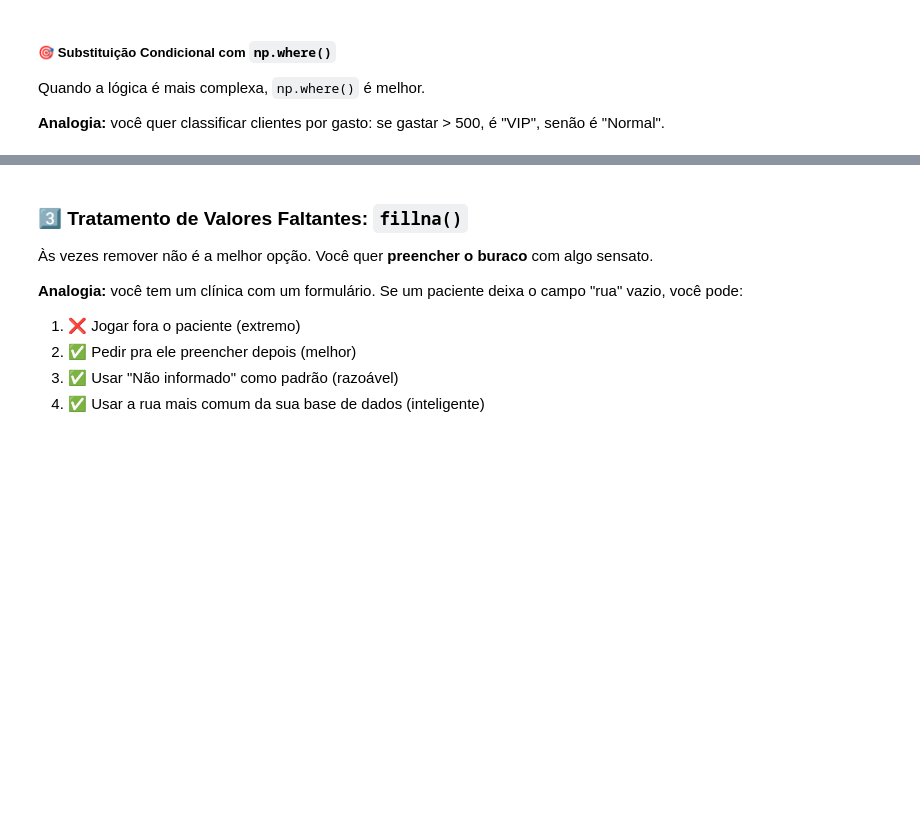
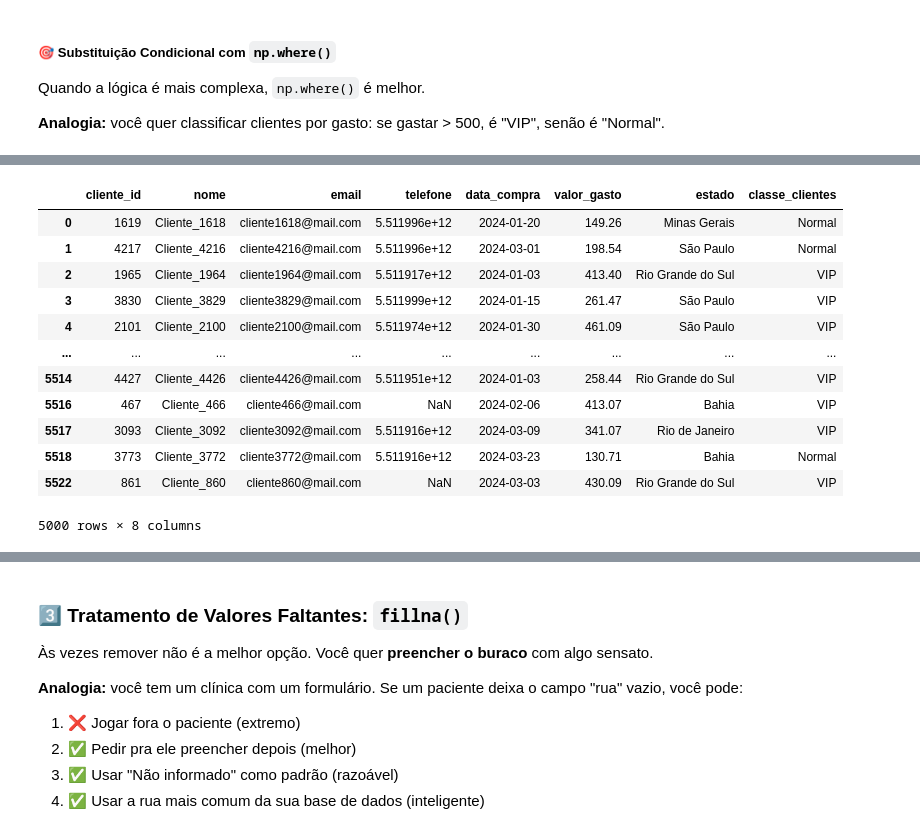
Before and after one commit to gilmarkammers/TecProgPyhton, a Jupyter notebook: 6_pandas_Limpeza e Transformação_Alunos.ipynb, the cells around one changed output, grey strips where cells are left out. Cells and saved outputs as stored; diff of their text form; code cells hidden in the pictures; blank space fills up the shorter version.

```diff
--- a/6_pandas_Limpeza e Transformação_Alunos.ipynb
+++ b/6_pandas_Limpeza e Transformação_Alunos.ipynb
@@ -372,2 +615,10 @@ clientes_final['estado'].unique()
 # %%
 # Substituir VÁRIOS valores de uma vez
+clientes_final['estado'] = clientes_final['estado'].replace({
+    'RJ': 'Rio de Janeiro',
+    'MG': 'Minas Gerais',
+    'RS': 'Rio Grande do Sul',
+    'BA' : 'Bahia'
+})
+
+clientes_final['estado'].unique()
@@ -374,2 +629,9 @@ clientes_final['estado'].unique()
 # %%
-# replace() com regex (procura por padrão)
+display(clientes_final)
+clientes_final['valor_gasto'] = clientes_final['valor_gasto'].replace('R$ ', '') # forma mais simples, porém mais arrisca de conseguir resolver de uma única vez
+
+#ou
+clientes_final['valor_gasto'] = clientes_final['valor_gasto'].replace(r'R\$\s*', '', regex=True)
+
+
+display(clientes_final)
@@ -383,0 +688,4 @@ clientes_final.info()
+# %%
+#alterando tipo de dados
+
+clientes_final['valor_gasto'] = clientes_final['valor_gasto'].astype(float)
@@ -383,0 +694,2 @@ clientes_final.info()
+# %%
+clientes_final['valor_gasto'] = pd.to_numeric(clientes_final['valor_gasto'], errors='coerce')
@@ -384,4 +713,24 @@ clientes_final.info()
 # %%
 # np.where(condição, valor_se_verdade, valor_se_falso)
+clientes_final['classe_clientes'] = np.where(
+    clientes_final['valor_gasto'] > 200,
+    'VIP',
+    'Normal'
+    )
+display(clientes_final)
+# %% [output]
+|  | cliente_id | nome | email | telefone | data_compra | valor_gasto | estado | classe_clientes |
+| 0 | 1619 | Cliente_1618 | cliente1618@mail.com | 5.511996e+12 | 2024-01-20 | 149.26 | Minas Gerais | Normal |
+| 1 | 4217 | Cliente_4216 | cliente4216@mail.com | 5.511996e+12 | 2024-03-01 | 198.54 | São Paulo | Normal |
+| 2 | 1965 | Cliente_1964 | cliente1964@mail.com | 5.511917e+12 | 2024-01-03 | 413.40 | Rio Grande do Sul | VIP |
+| 3 | 3830 | Cliente_3829 | cliente3829@mail.com | 5.511999e+12 | 2024-01-15 | 261.47 | São Paulo | VIP |
+| 4 | 2101 | Cliente_2100 | cliente2100@mail.com | 5.511974e+12 | 2024-01-30 | 461.09 | São Paulo | VIP |
+| ... | ... | ... | ... | ... | ... | ... | ... | ... |
+| 5514 | 4427 | Cliente_4426 | cliente4426@mail.com | 5.511951e+12 | 2024-01-03 | 258.44 | Rio Grande do Sul | VIP |
+| 5516 | 467 | Cliente_466 | cliente466@mail.com | NaN | 2024-02-06 | 413.07 | Bahia | VIP |
+| 5517 | 3093 | Cliente_3092 | cliente3092@mail.com | 5.511916e+12 | 2024-03-09 | 341.07 | Rio de Janeiro | VIP |
+| 5518 | 3773 | Cliente_3772 | cliente3772@mail.com | 5.511916e+12 | 2024-03-23 | 130.71 | Bahia | Normal |
+| 5522 | 861 | Cliente_860 | cliente860@mail.com | NaN | 2024-03-03 | 430.09 | Rio Grande do Sul | VIP |
+5000 rows × 8 columns
 # %%
 # Você pode ANINHAR np.where() para mais categorias
```
Also changed, not shown: parts of 64 cells of this notebook, 1 other file.
